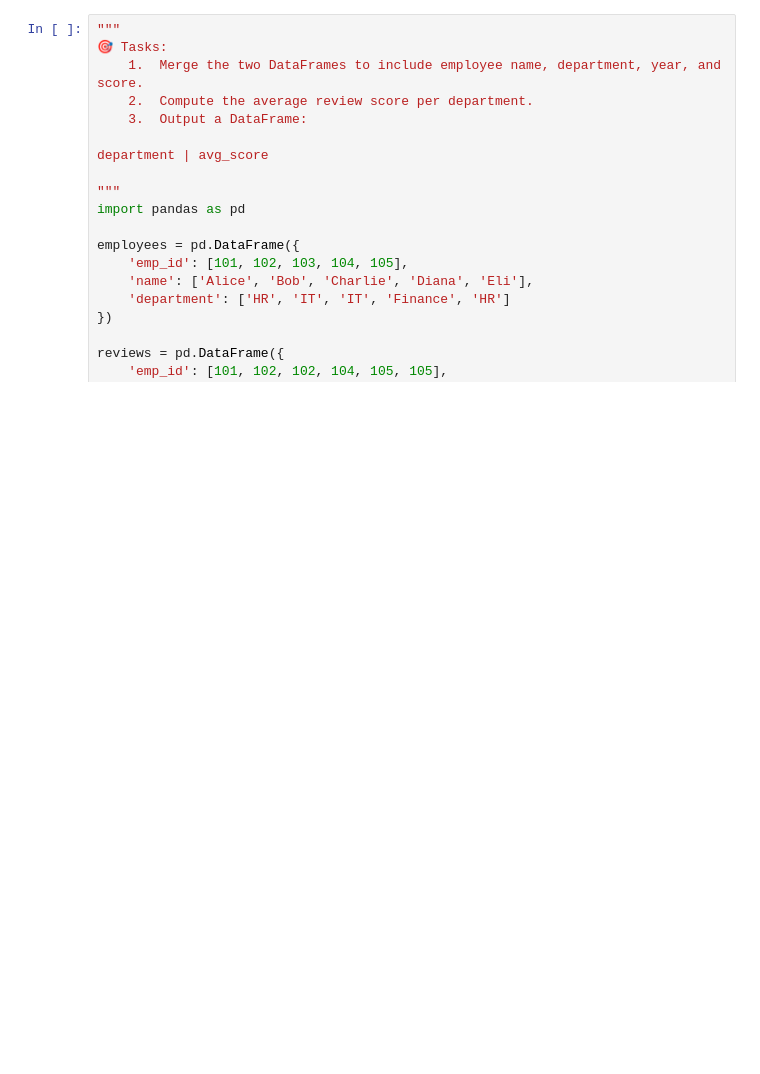
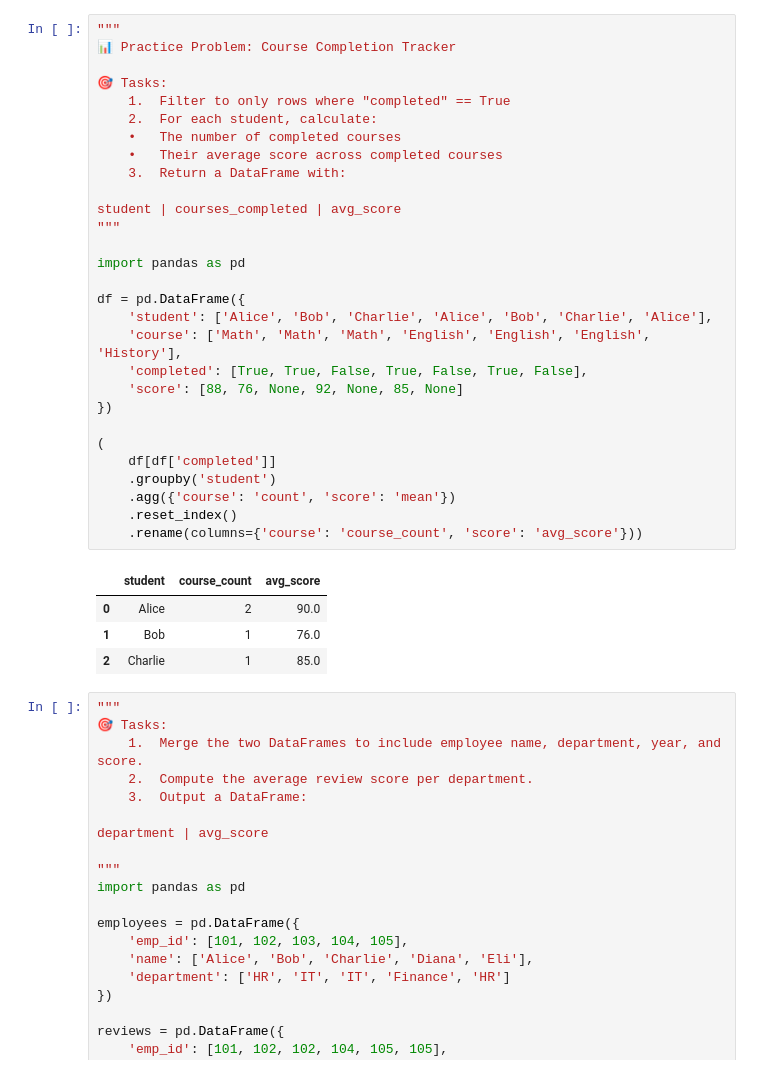
Before and after one commit to edmiller824/sf_tech, a Jupyter notebook: reps.ipynb, the cells around one changed output. Cells and saved outputs as stored; diff of their text form; blank space fills up the shorter version.

```diff
--- a/reps.ipynb
+++ b/reps.ipynb
@@ -1,3 +53,37 @@
+# %%
+"""
+📊 Practice Problem: Course Completion Tracker
+
+🎯 Tasks:
+	1.	Filter to only rows where "completed" == True
+	2.	For each student, calculate:
+	•	The number of completed courses
+	•	Their average score across completed courses
+	3.	Return a DataFrame with:
+
+student | courses_completed | avg_score
+"""
+
+import pandas as pd
+
+df = pd.DataFrame({
+    'student': ['Alice', 'Bob', 'Charlie', 'Alice', 'Bob', 'Charlie', 'Alice'],
+    'course': ['Math', 'Math', 'Math', 'English', 'English', 'English', 'History'],
+    'completed': [True, True, False, True, False, True, False],
+    'score': [88, 76, None, 92, None, 85, None]
+})
+
+(
+    df[df['completed']]
+    .groupby('student')
+    .agg({'course': 'count', 'score': 'mean'})
+    .reset_index()
+    .rename(columns={'course': 'course_count', 'score': 'avg_score'}))
+# %% [output]
+|  | student | course_count | avg_score |
+| 0 | Alice | 2 | 90.0 |
+| 1 | Bob | 1 | 76.0 |
+| 2 | Charlie | 1 | 85.0 |
 # %%
 """
 🎯 Tasks:
```
Also changed, not shown: parts of 2 cells of this notebook.
